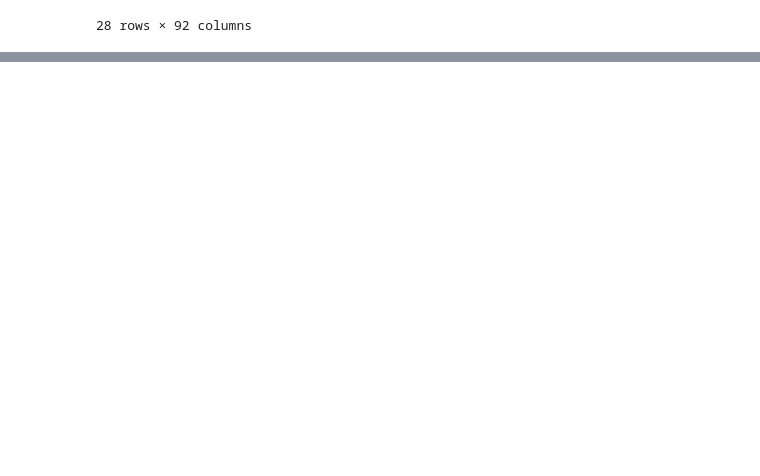
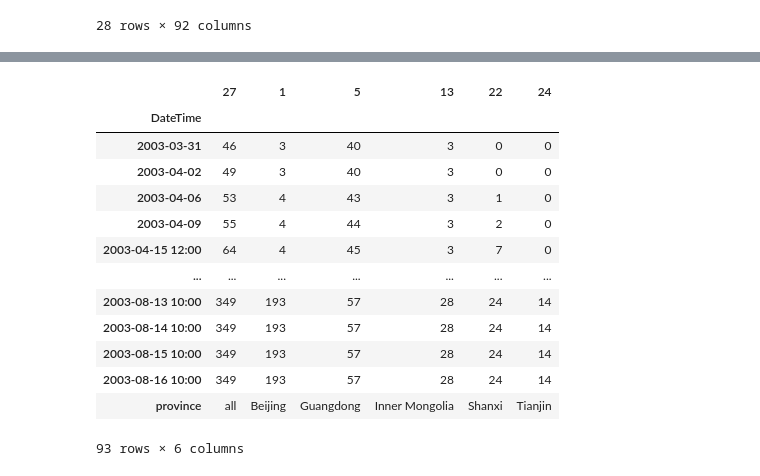
Before and after one commit to SherryJYC/COVID_19_Visualization, a Jupyter notebook: Raw/Untitled.ipynb, the cells around one changed output, grey strips where cells are left out. Saved outputs shown, nothing was run; the diff lists cells and outputs as text; code cells hidden in the pictures; blank space fills up the shorter version.

```diff
--- a/Raw/Untitled.ipynb
+++ b/Raw/Untitled.ipynb
@@ -995,19 +1019,19 @@ dead_processed = pd.DataFrame(dead0)
 dead_processed.columns = dead.columns
 dead_processed['province'] = dead.index
 
-# add coordinates
-geolocator = Nominatim(user_agent="myapp2",country_bias="China",timeout=10)
-geocode = RateLimiter(geolocator.geocode, min_delay_seconds=1)
+# # add coordinates
+# geolocator = Nominatim(user_agent="myapp2",country_bias="China",timeout=10)
+# geocode = RateLimiter(geolocator.geocode, min_delay_seconds=1)
 
-dead_processed['location'] = dead_processed['province'].apply(geocode)
-dead_processed['latitude'] = dead_processed['location'].apply(lambda loc: loc.latitude if loc else None)
-dead_processed['longitude'] = dead_processed['location'].apply(lambda loc: loc.longitude if loc else None)
+# dead_processed['location'] = dead_processed['province'].apply(geocode)
+# dead_processed['latitude'] = dead_processed['location'].apply(lambda loc: loc.latitude if loc else None)
+# dead_processed['longitude'] = dead_processed['location'].apply(lambda loc: loc.longitude if loc else None)
 
-# drop location column
-dead_processed_final = dead_processed.drop(columns=['location'])
+# # drop location column
+# dead_processed_final = dead_processed.drop(columns=['location'])
 
-# save
-dead_processed_final.to_csv('SARS_dead.csv',index=False)
+# # save
+# dead_processed_final.to_csv('SARS_dead.csv',index=False)
 # %%
 dead_processed
 # %% [output]
@@ -1031,0 +1056,22 @@ dead_processed
+# %%
+# get china confirmed data for chart
+dead_chart = dead_processed.nlargest(6,'2003-08-16 10:00')
+dead_chart.to_csv('sars_dead_chart_t.csv',index=False)
+dead_chart = dead_chart.T
+dead_chart.to_csv('sars_dead_chart.csv')
+dead_chart
+# %% [output]
+|  | 27 | 1 | 5 | 13 | 22 | 24 |
+| DateTime |  |  |  |  |  |  |
+| 2003-03-31 | 46 | 3 | 40 | 3 | 0 | 0 |
+| 2003-04-02 | 49 | 3 | 40 | 3 | 0 | 0 |
+| 2003-04-06 | 53 | 4 | 43 | 3 | 1 | 0 |
+| 2003-04-09 | 55 | 4 | 44 | 3 | 2 | 0 |
+| 2003-04-15 12:00 | 64 | 4 | 45 | 3 | 7 | 0 |
+| ... | ... | ... | ... | ... | ... | ... |
+| 2003-08-13 10:00 | 349 | 193 | 57 | 28 | 24 | 14 |
+| 2003-08-14 10:00 | 349 | 193 | 57 | 28 | 24 | 14 |
+| 2003-08-15 10:00 | 349 | 193 | 57 | 28 | 24 | 14 |
+| 2003-08-16 10:00 | 349 | 193 | 57 | 28 | 24 | 14 |
+| province | all | Beijing | Guangdong | Inner Mongolia | Shanxi | Tianjin |
+93 rows × 6 columns
```
Also changed, not shown: parts of 6 cells of this notebook, 12 other files.
